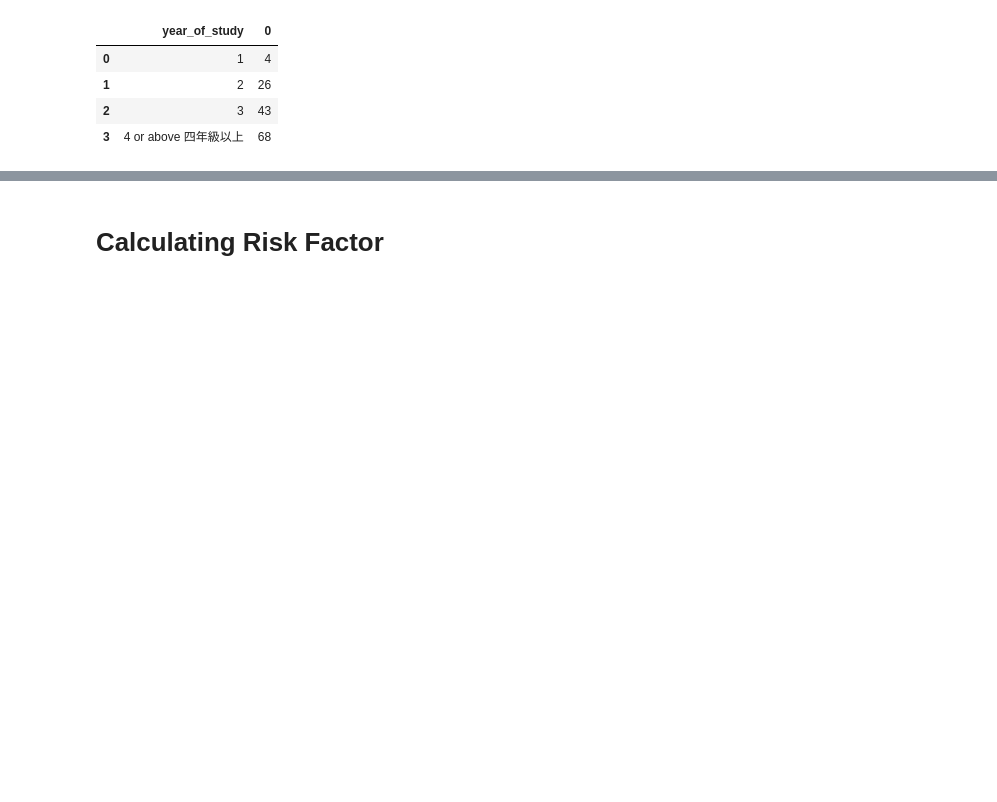
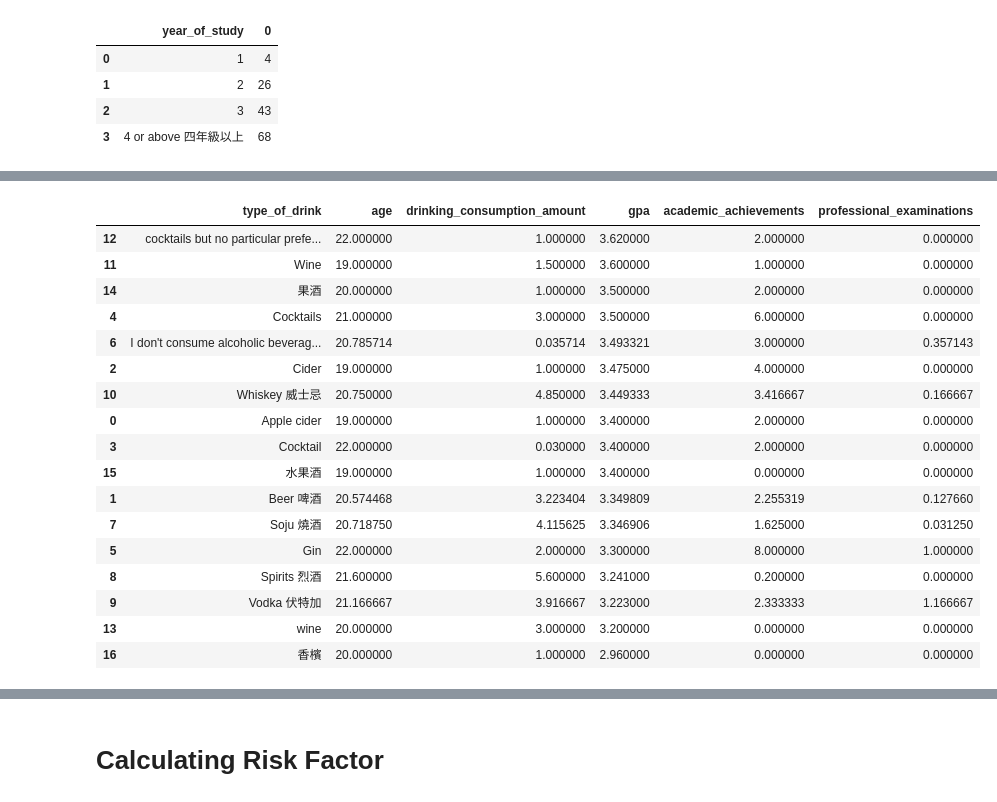
Before and after one commit to nicktanryo/gecc-fyp, a Jupyter notebook: analysis.ipynb, the cells around one changed output, grey strips where cells are left out. Cells and saved outputs as stored; diff of their text form; code cells hidden in the pictures; blank space fills up the shorter version.

Commit message:
add types of drinks and occasions

```diff
--- a/analysis.ipynb
+++ b/analysis.ipynb
@@ -141,0 +172,21 @@ df.groupby("year_of_study").size().reset_index()
+# %%
+df.groupby("type_of_drink").mean().reset_index().sort_values("gpa", ascending=False)
+# %% [output]
+|  | type_of_drink | age | drinking_consumption_amount | gpa | academic_achievements | professional_examinations |
+| 12 | cocktails but no particular prefe... | 22.000000 | 1.000000 | 3.620000 | 2.000000 | 0.000000 |
+| 11 | Wine | 19.000000 | 1.500000 | 3.600000 | 1.000000 | 0.000000 |
+| 14 | 果酒 | 20.000000 | 1.000000 | 3.500000 | 2.000000 | 0.000000 |
+| 4 | Cocktails | 21.000000 | 3.000000 | 3.500000 | 6.000000 | 0.000000 |
+| 6 | I don't consume alcoholic beverag... | 20.785714 | 0.035714 | 3.493321 | 3.000000 | 0.357143 |
+| 2 | Cider | 19.000000 | 1.000000 | 3.475000 | 4.000000 | 0.000000 |
+| 10 | Whiskey 威士忌 | 20.750000 | 4.850000 | 3.449333 | 3.416667 | 0.166667 |
+| 0 | Apple cider | 19.000000 | 1.000000 | 3.400000 | 2.000000 | 0.000000 |
+| 3 | Cocktail | 22.000000 | 0.030000 | 3.400000 | 2.000000 | 0.000000 |
+| 15 | 水果酒 | 19.000000 | 1.000000 | 3.400000 | 0.000000 | 0.000000 |
+| 1 | Beer 啤酒 | 20.574468 | 3.223404 | 3.349809 | 2.255319 | 0.127660 |
+| 7 | Soju 燒酒 | 20.718750 | 4.115625 | 3.346906 | 1.625000 | 0.031250 |
+| 5 | Gin | 22.000000 | 2.000000 | 3.300000 | 8.000000 | 1.000000 |
+| 8 | Spirits 烈酒 | 21.600000 | 5.600000 | 3.241000 | 0.200000 | 0.000000 |
+| 9 | Vodka 伏特加 | 21.166667 | 3.916667 | 3.223000 | 2.333333 | 1.166667 |
+| 13 | wine | 20.000000 | 3.000000 | 3.200000 | 0.000000 | 0.000000 |
+| 16 | 香檳 | 20.000000 | 1.000000 | 2.960000 | 0.000000 | 0.000000 |
```
Also changed, not shown: parts of 2 cells of this notebook.
